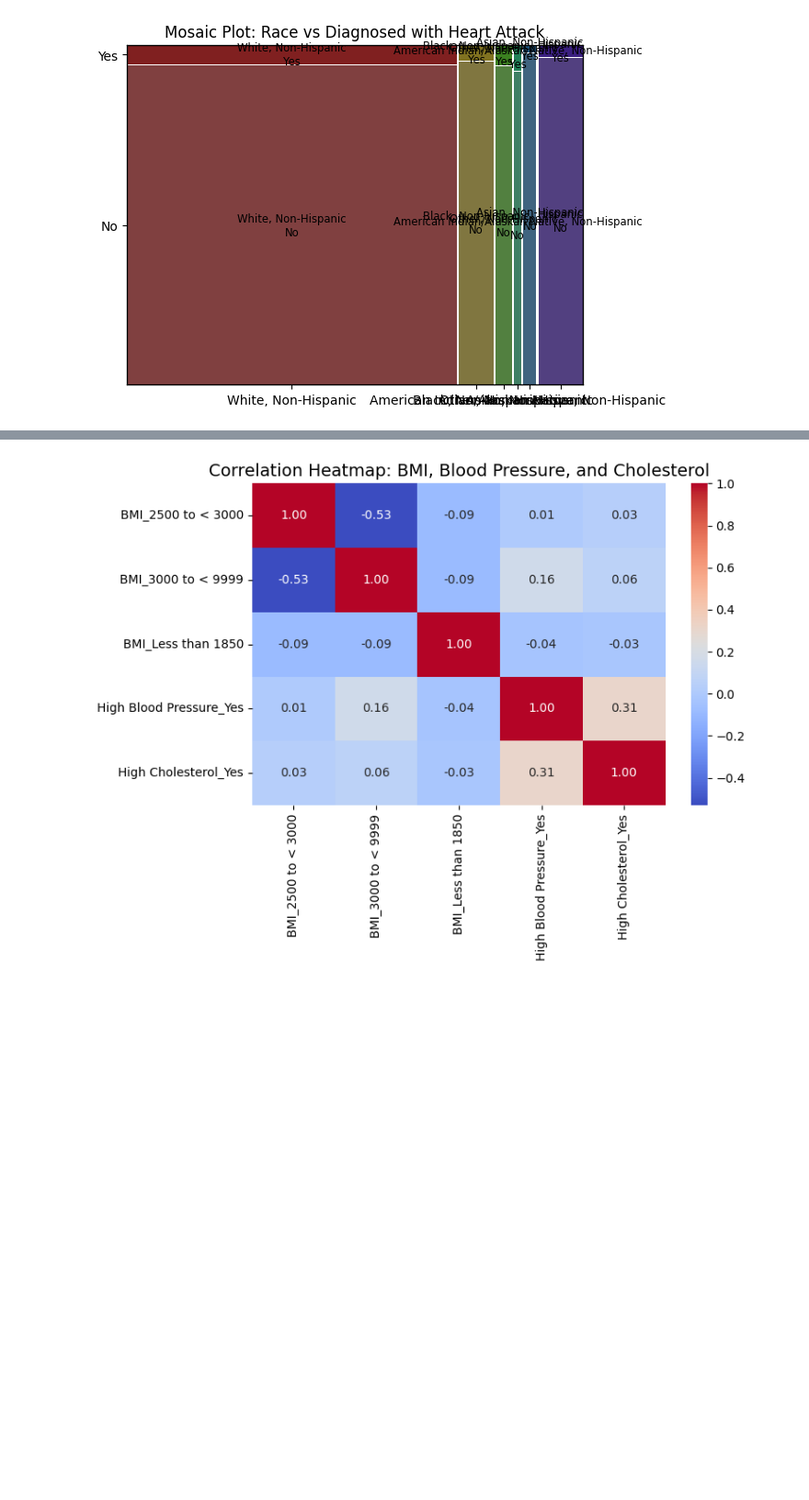
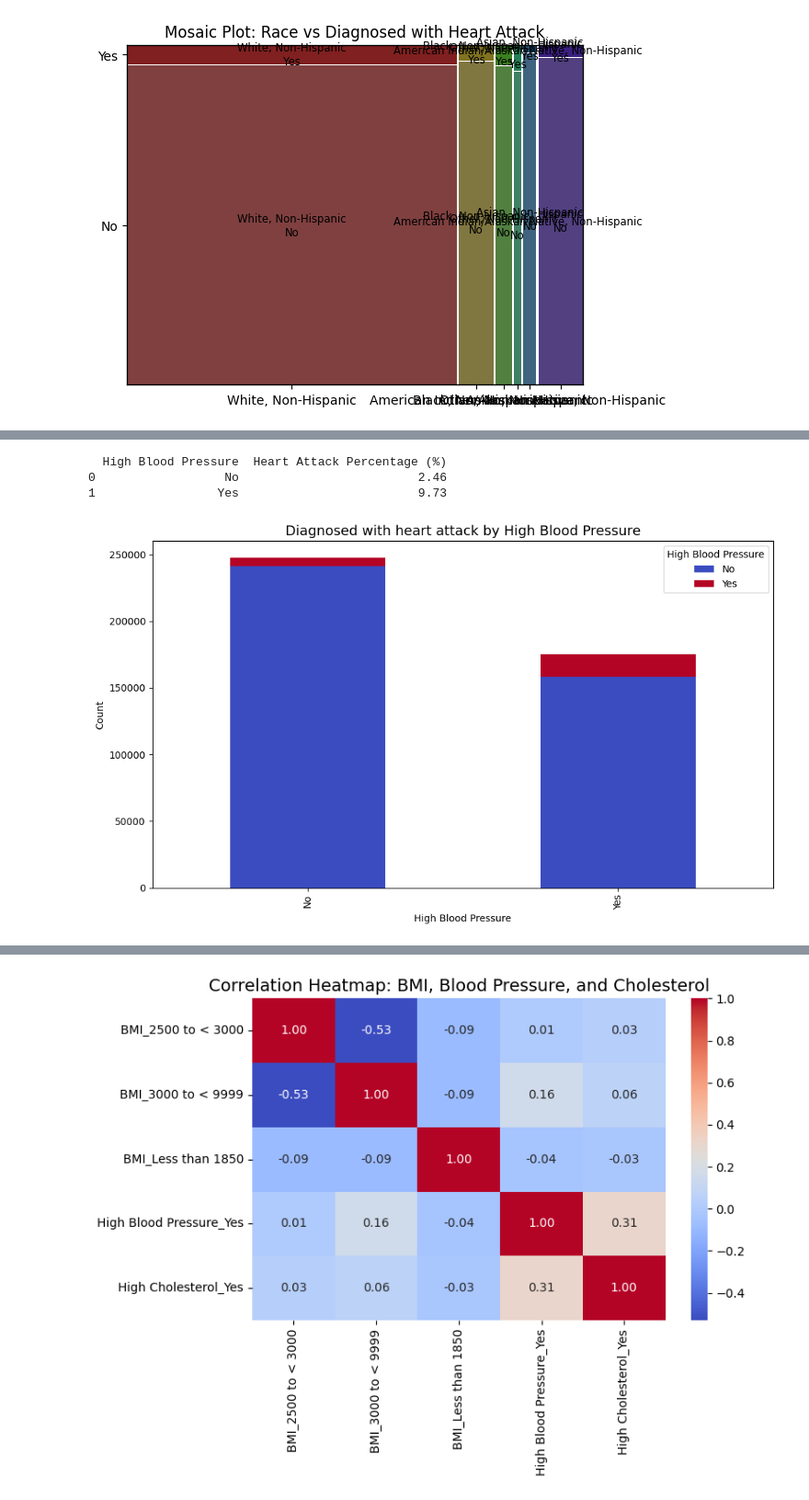
Before and after one commit to Huy1996/heart_attack_data_mining, a Jupyter notebook: new analysis1.ipynb, the cells around one changed output, grey strips where cells are left out. Shown at 92% size. Saved outputs shown, nothing was run; the diff lists cells and outputs as text; code cells hidden in the pictures; blank space fills up the shorter version.

```diff
--- a/new analysis1.ipynb
+++ b/new analysis1.ipynb
@@ -561,0 +544,7 @@ plt.show()
+# %%
+heart_attack_association('High Blood Pressure')
+# %% [output]
+  High Blood Pressure  Heart Attack Percentage (%)
+0                  No                         2.46
+1                 Yes                         9.73
+[figure, added]
```
Also changed, not shown: parts of 8 cells of this notebook.
